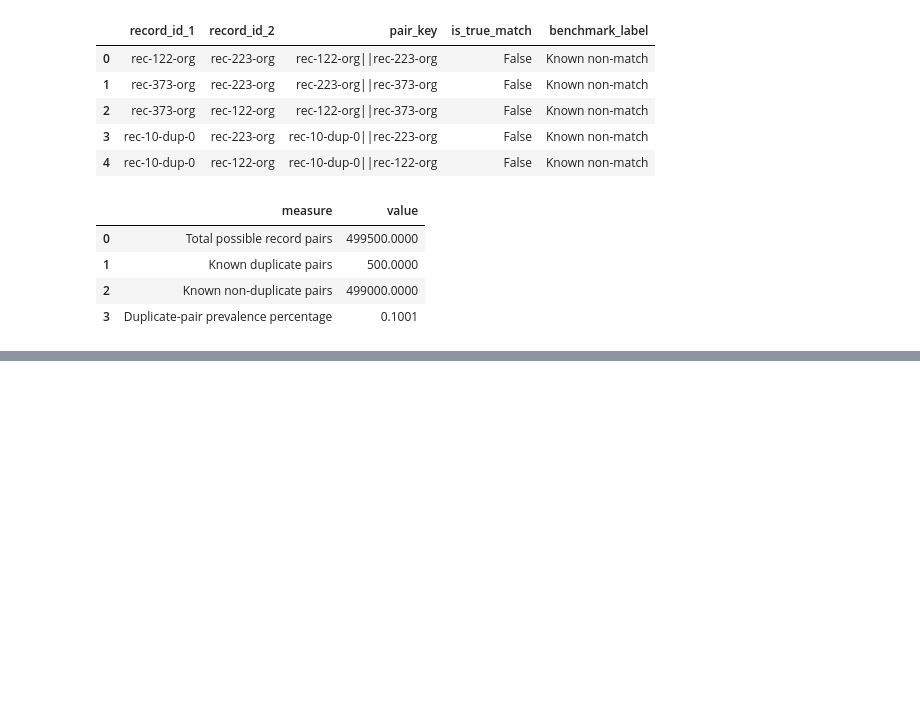
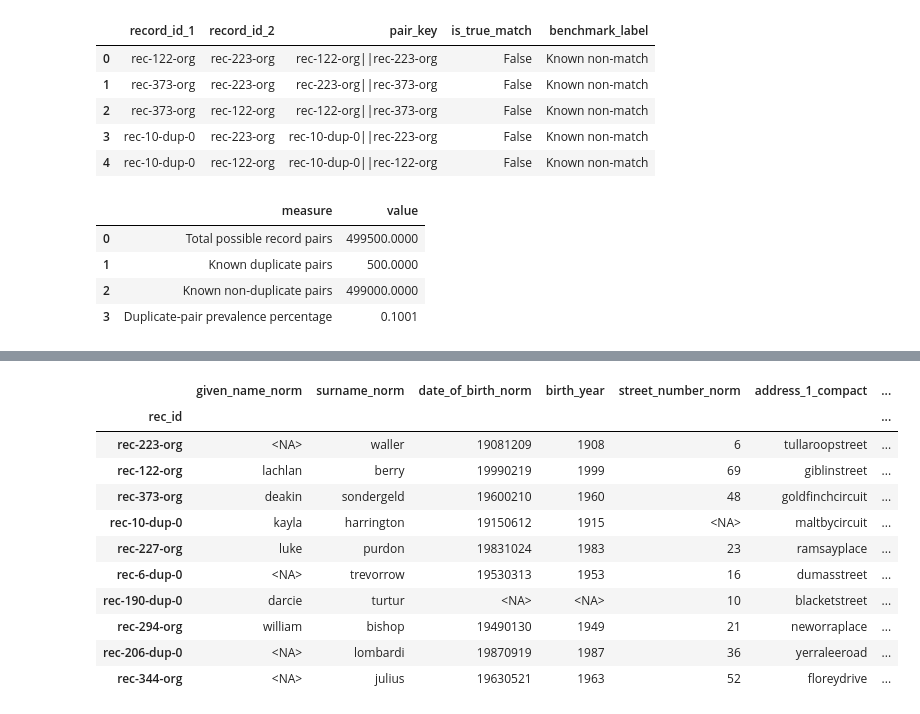
Before and after one commit to WaleBalogunK/Repository-name-entity-resolution-golden-record-lab, a Jupyter notebook: notebooks/01_data_acquisition_and_initial_audit.ipynb, the cells around one changed output, grey strips where cells are left out. Cells and saved outputs as stored; diff of their text form; code cells hidden in the pictures; blank space fills up the shorter version.

```diff
--- a/notebooks/01_data_acquisition_and_initial_audit.ipynb
+++ b/notebooks/01_data_acquisition_and_initial_audit.ipynb
@@ -3526,0 +3581,96 @@ candidate_pair_benchmark_summary
+# %%
+model_records = febrl_records.copy()
+
+# Name fields
+model_records["given_name_norm"] = (
+    model_records["given_name"]
+    .map(normalise_exact_text)
+)
+
+model_records["surname_norm"] = (
+    model_records["surname"]
+    .map(normalise_exact_text)
+)
+
+# Date-of-birth fields
+model_records["date_of_birth_norm"] = (
+    model_records["date_of_birth"]
+    .astype("string")
+    .str.strip()
+)
+
+valid_eight_digit_date_structure = (
+    model_records["date_of_birth_norm"]
+    .str.fullmatch(r"\d{8}", na=False)
+)
+
+model_records["birth_year"] = (
+    model_records["date_of_birth_norm"]
+    .where(valid_eight_digit_date_structure)
+    .str.slice(0, 4)
+)
+
+# Location fields
+model_records["street_number_norm"] = (
+    model_records["street_number"]
+    .astype("string")
+    .str.strip()
+)
+
+model_records["address_1_compact"] = (
+    model_records["address_1"]
+    .map(normalise_compact_text)
+)
+
+model_records["suburb_compact"] = (
+    model_records["suburb"]
+    .map(normalise_compact_text)
+)
+
+model_records["postcode_norm"] = (
+    model_records["postcode"]
+    .astype("string")
+    .str.strip()
+)
+
+model_records["state_norm"] = (
+    model_records["state"]
+    .astype("string")
+    .str.strip()
+    .str.upper()
+)
+
+# Identifier field
+model_records["soc_sec_id_norm"] = (
+    model_records["soc_sec_id"]
+    .astype("string")
+    .str.strip()
+)
+
+model_records[
+    [
+        "given_name_norm",
+        "surname_norm",
+        "date_of_birth_norm",
+        "birth_year",
+        "street_number_norm",
+        "address_1_compact",
+        "suburb_compact",
+        "postcode_norm",
+        "state_norm",
+        "soc_sec_id_norm"
+    ]
+].head(10)
+# %% [output]
+|  | given_name_norm | surname_norm | date_of_birth_norm | birth_year | street_number_norm | address_1_compact | ... |
+| rec_id |  |  |  |  |  |  | ... |
+| rec-223-org | <NA> | waller | 19081209 | 1908 | 6 | tullaroopstreet | ... |
+| rec-122-org | lachlan | berry | 19990219 | 1999 | 69 | giblinstreet | ... |
+| rec-373-org | deakin | sondergeld | 19600210 | 1960 | 48 | goldfinchcircuit | ... |
+| rec-10-dup-0 | kayla | harrington | 19150612 | 1915 | <NA> | maltbycircuit | ... |
+| rec-227-org | luke | purdon | 19831024 | 1983 | 23 | ramsayplace | ... |
+| rec-6-dup-0 | <NA> | trevorrow | 19530313 | 1953 | 16 | dumasstreet | ... |
+| rec-190-dup-0 | darcie | turtur | <NA> | <NA> | 10 | blacketstreet | ... |
+| rec-294-org | william | bishop | 19490130 | 1949 | 21 | neworraplace | ... |
+| rec-206-dup-0 | <NA> | lombardi | 19870919 | 1987 | 36 | yerraleeroad | ... |
+| rec-344-org | <NA> | julius | 19630521 | 1963 | 52 | floreydrive | ... |
```
Also changed, not shown: parts of 8 cells of this notebook.
